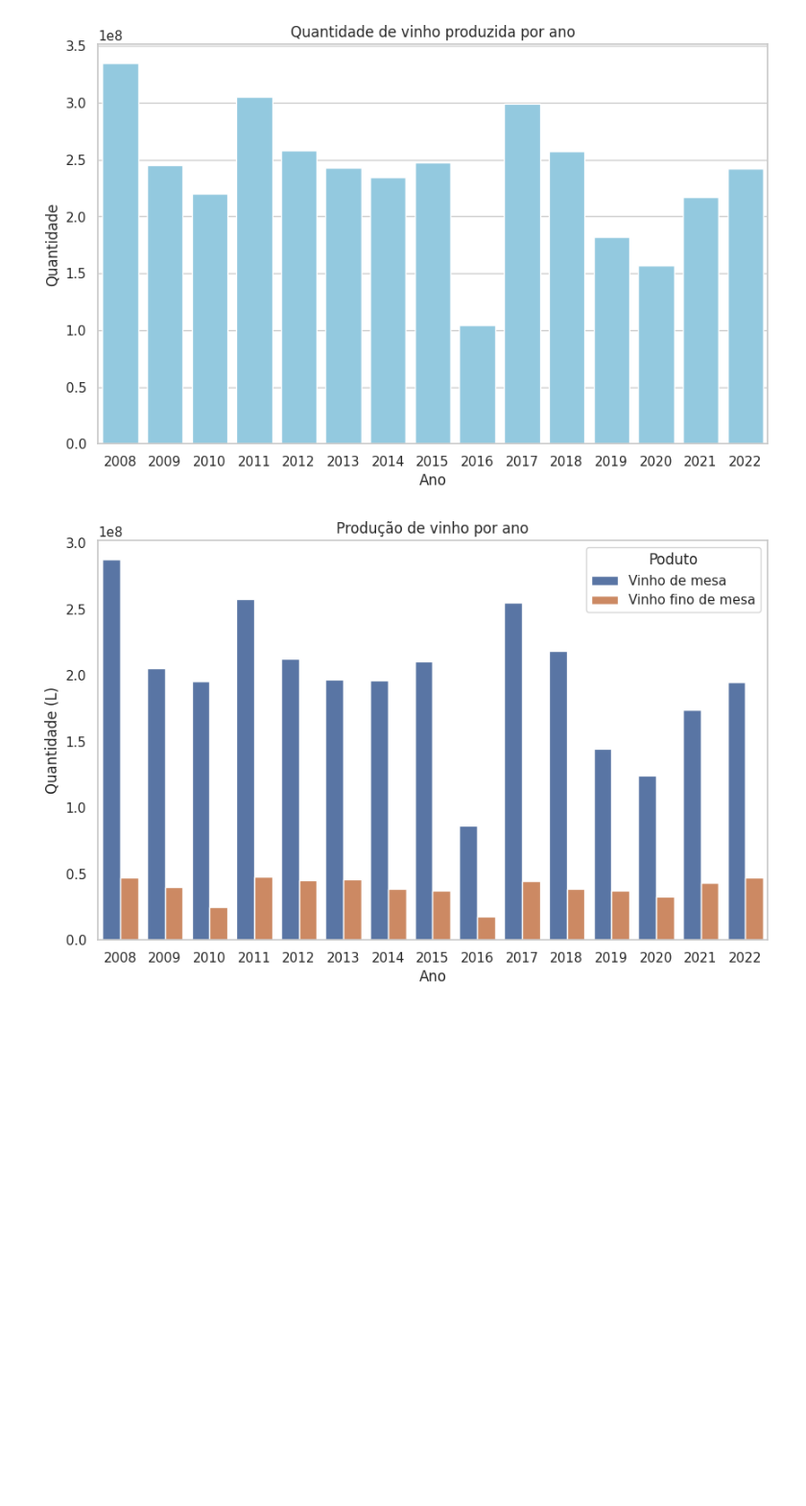
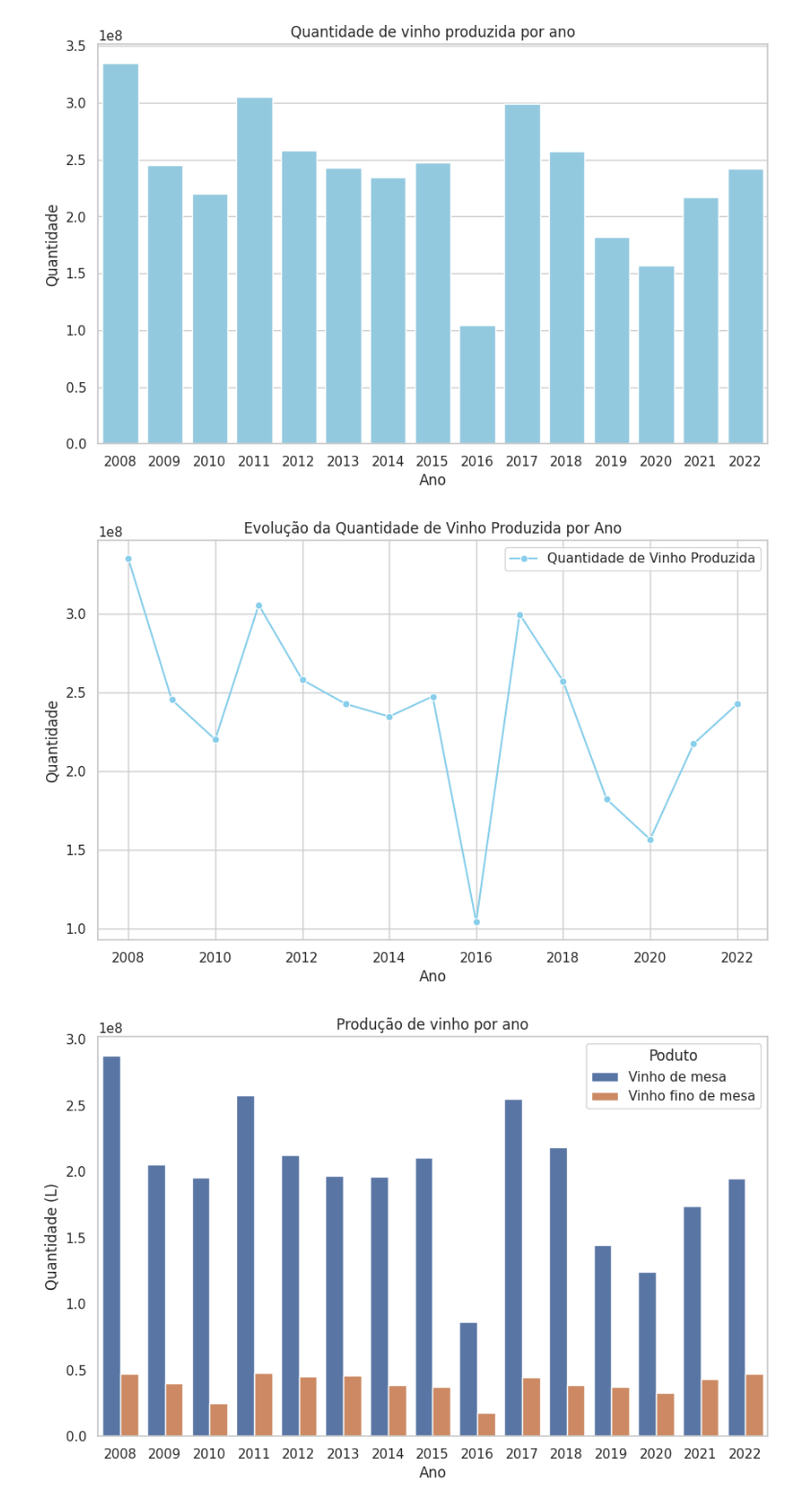
Before and after one commit to VivianeCorreia/Tech-Challenge, a Jupyter notebook: 2_challenge.ipynb, the cells around one changed output. Shown at 96% size. Saved outputs shown, nothing was run; the diff lists cells and outputs as text; code cells hidden in the pictures; blank space fills up the shorter version.

```diff
--- a/2_challenge.ipynb
+++ b/2_challenge.ipynb
@@ -132,6 +132,29 @@ plt.ylabel('Quantidade')
 plt.show()
 # %% [output]
 [figure]
+# %%
+# Configure o estilo do Seaborn
+sns.set(style="whitegrid")
+
+# Crie o gráfico de linha com o Seaborn
+plt.figure(figsize=(10, 6))
+sns.lineplot(data=quantidade_por_ano_prod, x='Ano', y='Qtd', marker='o', color='skyblue', label='Quantidade de Vinho Produzida')
+
+# Configurações do gráfico
+plt.title('Evolução da Quantidade de Vinho Produzida por Ano')
+plt.xlabel('Ano')
+plt.ylabel('Quantidade')
+
+# Exibe uma legenda
+plt.legend(loc='upper right')
+
+# Ajuste as margens para evitar cortar os rótulos do eixo x
+#plt.tight_layout()
+
+# Exibe o gráfico de linha
+plt.show()
+# %% [output]
+[figure, added]
 # %%
 # Configure o estilo do Seaborn (opcional)
 #sns.set(style="whitegrid")
```
Also changed, not shown: parts of 1 cell of this notebook.
